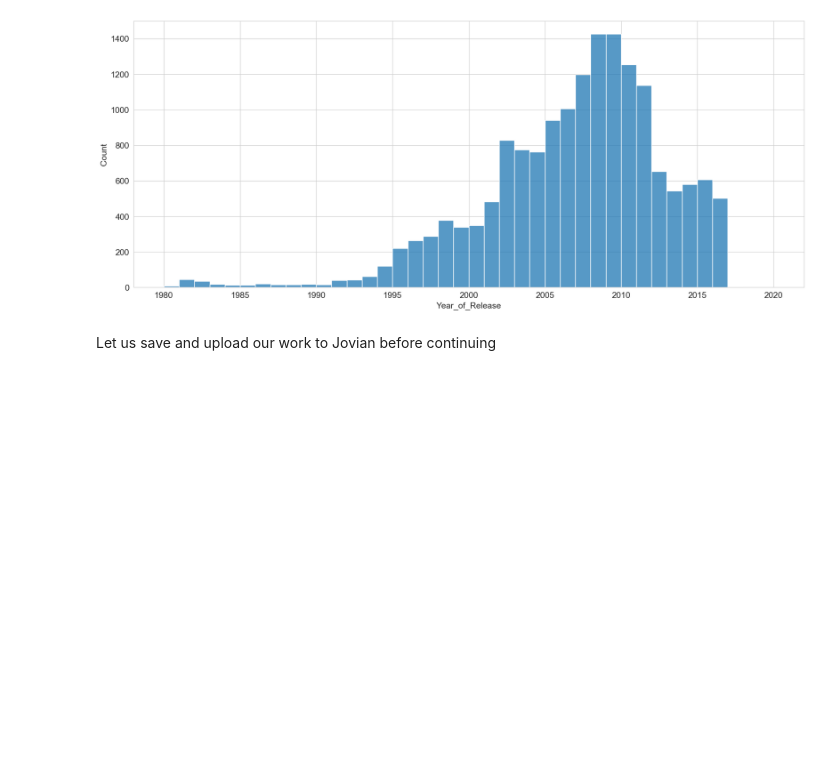
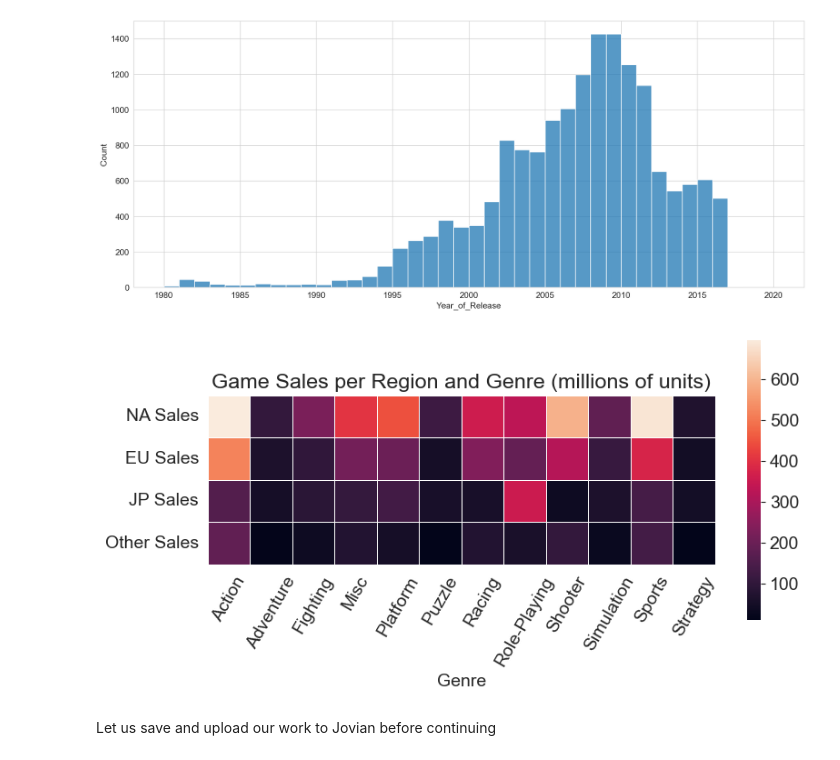
Before and after one commit to MatiasCarbone/video-game-sales-exploratory-analysis, a Jupyter notebook: video-game-sales-exploratory-analysis.ipynb, the cells around one changed output. Saved outputs shown, nothing was run; the diff lists cells and outputs as text; code cells hidden in the pictures; blank space fills up the shorter version.

Commit message:
added region-genre heatmap

```diff
--- a/video-game-sales-exploratory-analysis.ipynb
+++ b/video-game-sales-exploratory-analysis.ipynb
@@ -281,6 +277,23 @@ sns.histplot(data=game_df, x='Year_of_Release', bins=2020-1980)
 plt.show()
 # %% [output]
 [figure]
+# %%
+genre_region = game_df.groupby('Genre').sum()
+genre_region /= 1000000
+genre_region.columns = genre_region.columns.str.replace('_', ' ')
+genre_region = genre_region.iloc[:, 1:5].transpose()
+
+sns.heatmap(data=genre_region,
+            square=True,
+            robust=True,
+            linewidths=0.5,
+            cbar_kws={'shrink':0.8})
+
+plt.xticks(rotation=60)
+plt.title('Game Sales per Region and Genre (millions of units)')
+plt.show()
+# %% [output]
+[figure, added]
 # %% [markdown]
 Let us save and upload our work to Jovian before continuing
 # %%
```
Also changed, not shown: parts of 12 cells of this notebook.
